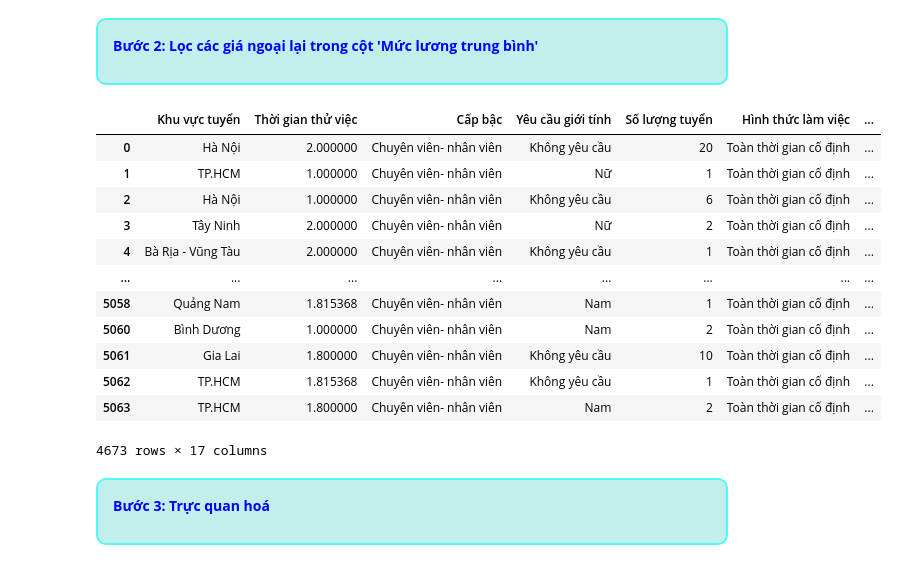
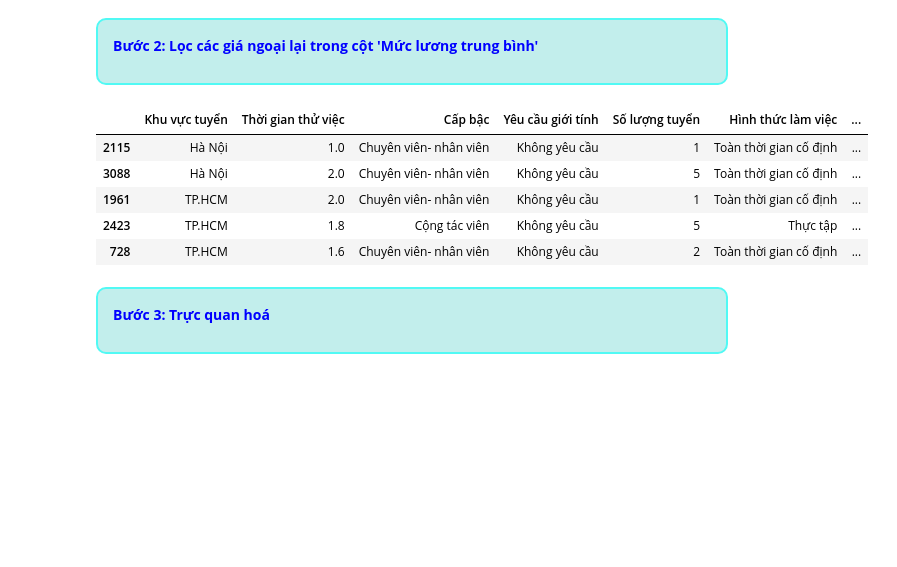
Before and after one commit to HungLVT/NMKHDL, a Jupyter notebook: notebooks/3.0-question-and-answer.ipynb, the cells around one changed output. Cells and saved outputs as stored; diff of their text form; code cells hidden in the pictures; blank space fills up the shorter version.

```diff
--- a/notebooks/3.0-question-and-answer.ipynb
+++ b/notebooks/3.0-question-and-answer.ipynb
@@ -384,39 +384,32 @@ df_degree = df[~df['Yêu cầu bằng cấp'].isin(['Chứng chỉ', 'Trên đ
 # %%
 Q1 = df_exp['Mức lương trung bình'].quantile(0.25)
 Q3 = df_exp['Mức lương trung bình'].quantile(0.75)
 IQR = Q3 - Q1
 
 # Xác định các giới hạn của outliers
 lower_bound = Q1 - 1.5 * IQR
 upper_bound = Q3 + 1.5 * IQR
 
 # Loại bỏ outliers
 df_avgsalary_by_exp = df_exp[(df_exp['Mức lương trung bình'] >= lower_bound) & (df_exp['Mức lương trung bình'] <= upper_bound)]
 
 Q1 = df_degree['Mức lương trung bình'].quantile(0.25)
 Q3 = df_degree['Mức lương trung bình'].quantile(0.75)
 IQR = Q3 - Q1
 
 lower_bound = Q1 - 1.5 * IQR
 upper_bound = Q3 + 1.5 * IQR
 
 df_avgsalary_by_degree = df_degree[(df_degree['Mức lương trung bình'] >= lower_bound) & (df_degree['Mức lương trung bình'] <= upper_bound)]
 
-df_avgsalary_by_degree
+df_avgsalary_by_degree.sample(5)
 # %% [output]
 |  | Khu vực tuyển | Thời gian thử việc | Cấp bậc | Yêu cầu giới tính | Số lượng tuyển | Hình thức làm việc | ... |
-| 0 | Hà Nội | 2.000000 | Chuyên viên- nhân viên | Không yêu cầu | 20 | Toàn thời gian cố định | ... |
-| 1 | TP.HCM | 1.000000 | Chuyên viên- nhân viên | Nữ | 1 | Toàn thời gian cố định | ... |
-| 2 | Hà Nội | 1.000000 | Chuyên viên- nhân viên | Không yêu cầu | 6 | Toàn thời gian cố định | ... |
-| 3 | Tây Ninh | 2.000000 | Chuyên viên- nhân viên | Nữ | 2 | Toàn thời gian cố định | ... |
-| 4 | Bà Rịa - Vũng Tàu | 2.000000 | Chuyên viên- nhân viên | Không yêu cầu | 1 | Toàn thời gian cố định | ... |
-| ... | ... | ... | ... | ... | ... | ... | ... |
-| 5058 | Quảng Nam | 1.815368 | Chuyên viên- nhân viên | Nam | 1 | Toàn thời gian cố định | ... |
-| 5060 | Bình Dương | 1.000000 | Chuyên viên- nhân viên | Nam | 2 | Toàn thời gian cố định | ... |
-| 5061 | Gia Lai | 1.800000 | Chuyên viên- nhân viên | Không yêu cầu | 10 | Toàn thời gian cố định | ... |
-| 5062 | TP.HCM | 1.815368 | Chuyên viên- nhân viên | Không yêu cầu | 1 | Toàn thời gian cố định | ... |
-| 5063 | TP.HCM | 1.800000 | Chuyên viên- nhân viên | Nam | 2 | Toàn thời gian cố định | ... |
+| 2115 | Hà Nội | 1.0 | Chuyên viên- nhân viên | Không yêu cầu | 1 | Toàn thời gian cố định | ... |
+| 3088 | Hà Nội | 2.0 | Chuyên viên- nhân viên | Không yêu cầu | 5 | Toàn thời gian cố định | ... |
+| 1961 | TP.HCM | 2.0 | Chuyên viên- nhân viên | Không yêu cầu | 1 | Toàn thời gian cố định | ... |
+| 2423 | TP.HCM | 1.8 | Cộng tác viên | Không yêu cầu | 5 | Thực tập | ... |
+| 728 | TP.HCM | 1.6 | Chuyên viên- nhân viên | Không yêu cầu | 2 | Toàn thời gian cố định | ... |
-4673 rows × 17 columns
 # %% [markdown]
 <div style="border-radius: 10px; border: 2px solid #51F9F4; padding: 15px; background-color:#c2eeec; font-size: 100%; text-align: left;">
 
```
Also changed, not shown: parts of 6 cells of this notebook, 1 other file.
